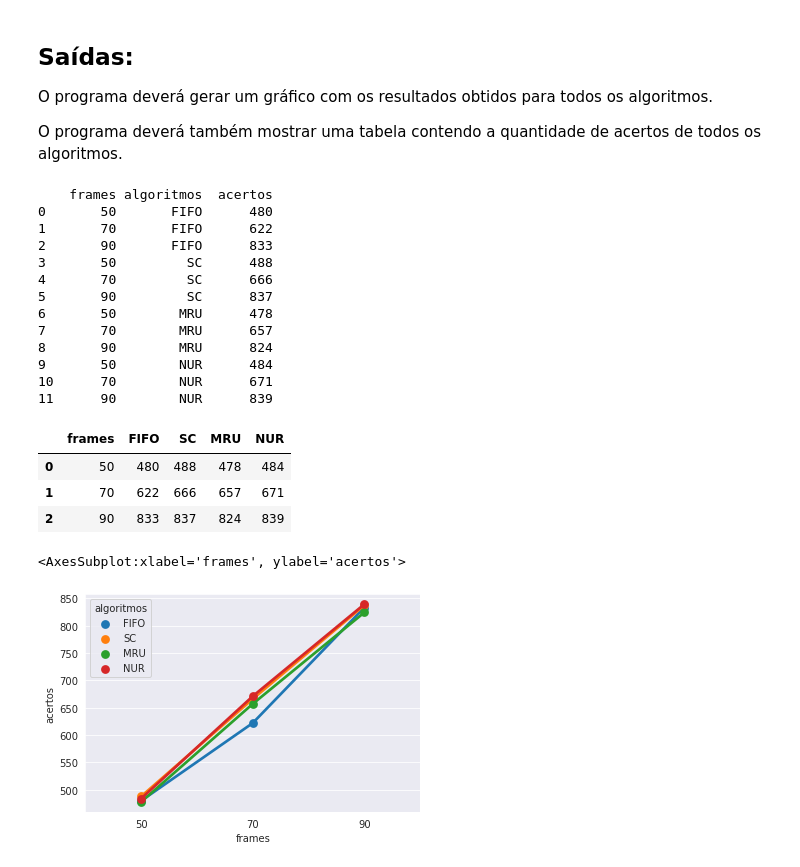
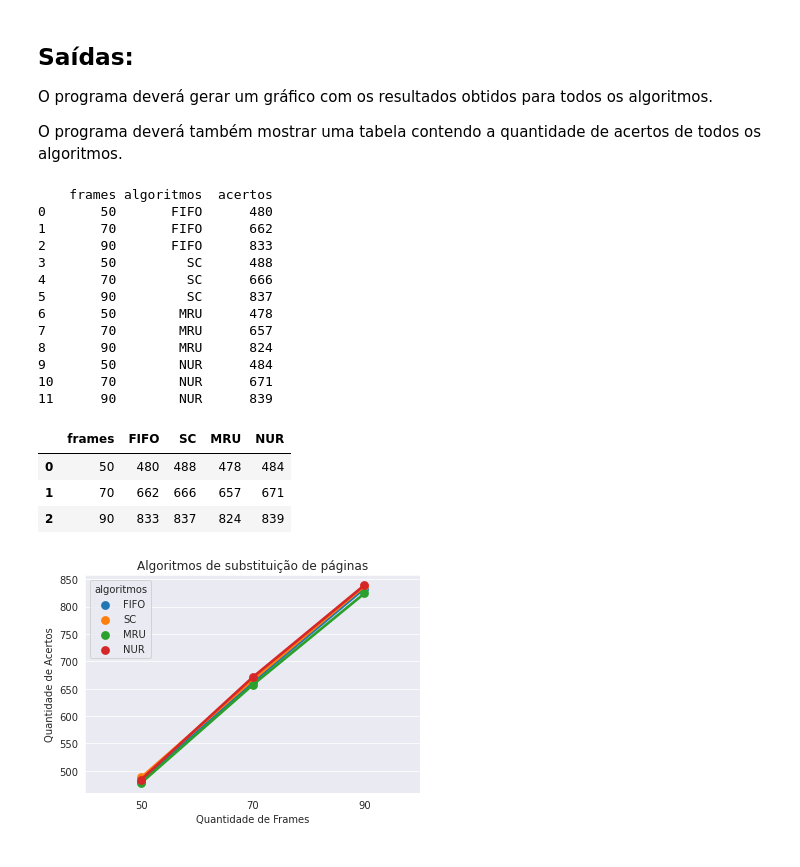
Before and after one commit to newtmagalhaes/IF-Py, a Jupyter notebook: 4-SysOp/proj-2/main.ipynb, the cells around one changed output. Cells and saved outputs as stored; diff of their text form; code cells hidden in the pictures.

```diff
--- a/4-SysOp/proj-2/main.ipynb
+++ b/4-SysOp/proj-2/main.ipynb
@@ -13,3 +13,22 @@
 
 - Quantidade de referências em que o _SO_ zera o **bit R** de todas as páginas.
   > Este parâmetro é utilizado pelos algoritmos **Segunda Chance** e **NUR**.
+# %%
+from fila_e_pagina import Fila
+from algoritmos_de_swap import fifo, sc, mru, nur, DELTA_T
+
+FRAME_RANGE = [50, 70, 90]
+ALG_LIST = [fifo]
+
+resultados = {s.__name__.upper():[] for s in ALG_LIST}
+resultados['frames'] = FRAME_RANGE
+
+# Pegando input do arquivo.txt
+with open('./REFERENCIAS_1000.TXT') as file:
+  txt = file.read().split('-')[:-1]
+
+  for n_frames in FRAME_RANGE:
+    for algoritmo in ALG_LIST:
+      n_acerto = algoritmo(Fila(n_frames), txt)
+      resultados[algoritmo.__name__.upper()].append(n_acerto)
+      print(f'{algoritmo.__name__} com {n_frames} frames: {n_acerto} acertos')
@@ -21,42 +44,51 @@ O programa deverá gerar um gráfico com os resultados obtidos para todos os alg
 O programa deverá também mostrar uma tabela contendo a quantidade de acertos de
 todos os algoritmos.
 # %%
-import pandas as pd
+from pandas import DataFrame
 from seaborn import pointplot, set_style
 
+# Exemplo do professor
 excel = {'frames':[50, 70, 90],
          'FIFO':[480, 662, 833],
          'SC':  [488, 666, 837],
          'MRU': [478, 657, 824],
          'NUR': [484, 671, 839]}
 
-df = pd.DataFrame(excel)
+df = DataFrame(resultados if False else excel)
 long_df = df.melt('frames', var_name='algoritmos', value_name='acertos')
 
 # pointplot(data=df, hue='algoritmos')
 print(long_df)
+
+set_style('darkgrid')
+pointplot(
+  data=long_df,
+  x='frames',
+  y='acertos',
+  hue='algoritmos'
+  ).set(
+    title='Algoritmos de substituição de páginas',
+    xlabel='Quantidade de Frames',
+    ylabel='Quantidade de Acertos'
+    )
+
 df
 # %% [output]
     frames algoritmos  acertos
 0       50       FIFO      480
-1       70       FIFO      622
+1       70       FIFO      662
 2       90       FIFO      833
 3       50         SC      488
 4       70         SC      666
 5       90         SC      837
 6       50        MRU      478
 7       70        MRU      657
 8       90        MRU      824
 9       50        NUR      484
 10      70        NUR      671
 11      90        NUR      839
 |  | frames | FIFO | SC | MRU | NUR |
 | 0 | 50 | 480 | 488 | 478 | 484 |
-| 1 | 70 | 622 | 666 | 657 | 671 |
+| 1 | 70 | 662 | 666 | 657 | 671 |
 | 2 | 90 | 833 | 837 | 824 | 839 |
+[figure, added]
-# %%
-set_style('darkgrid')
-pointplot(data=long_df, x='frames', y='acertos', hue='algoritmos')
-# %% [output]
-<AxesSubplot:xlabel='frames', ylabel='acertos'>
-[figure, removed]
```
Also changed, not shown: parts of 1 cell of this notebook.
